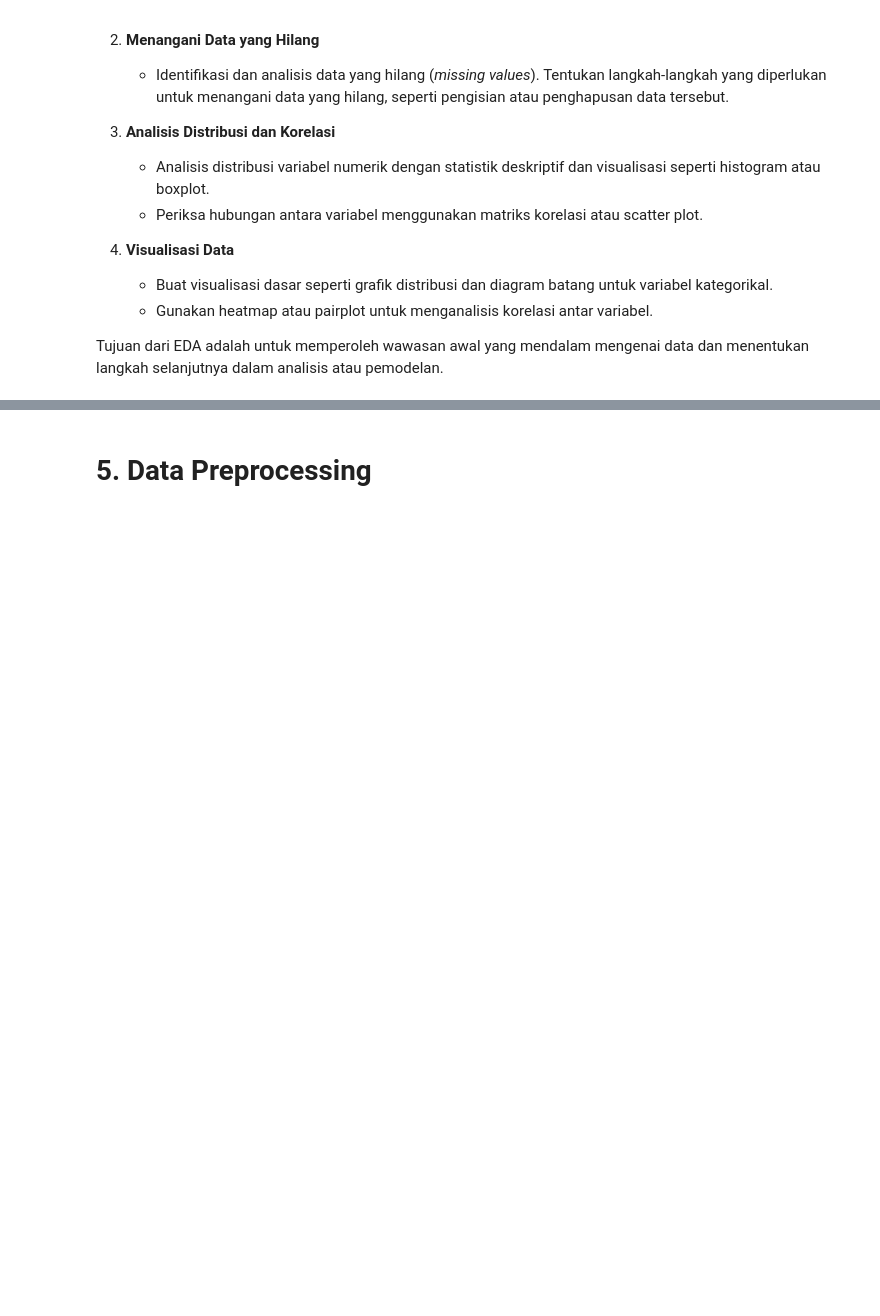
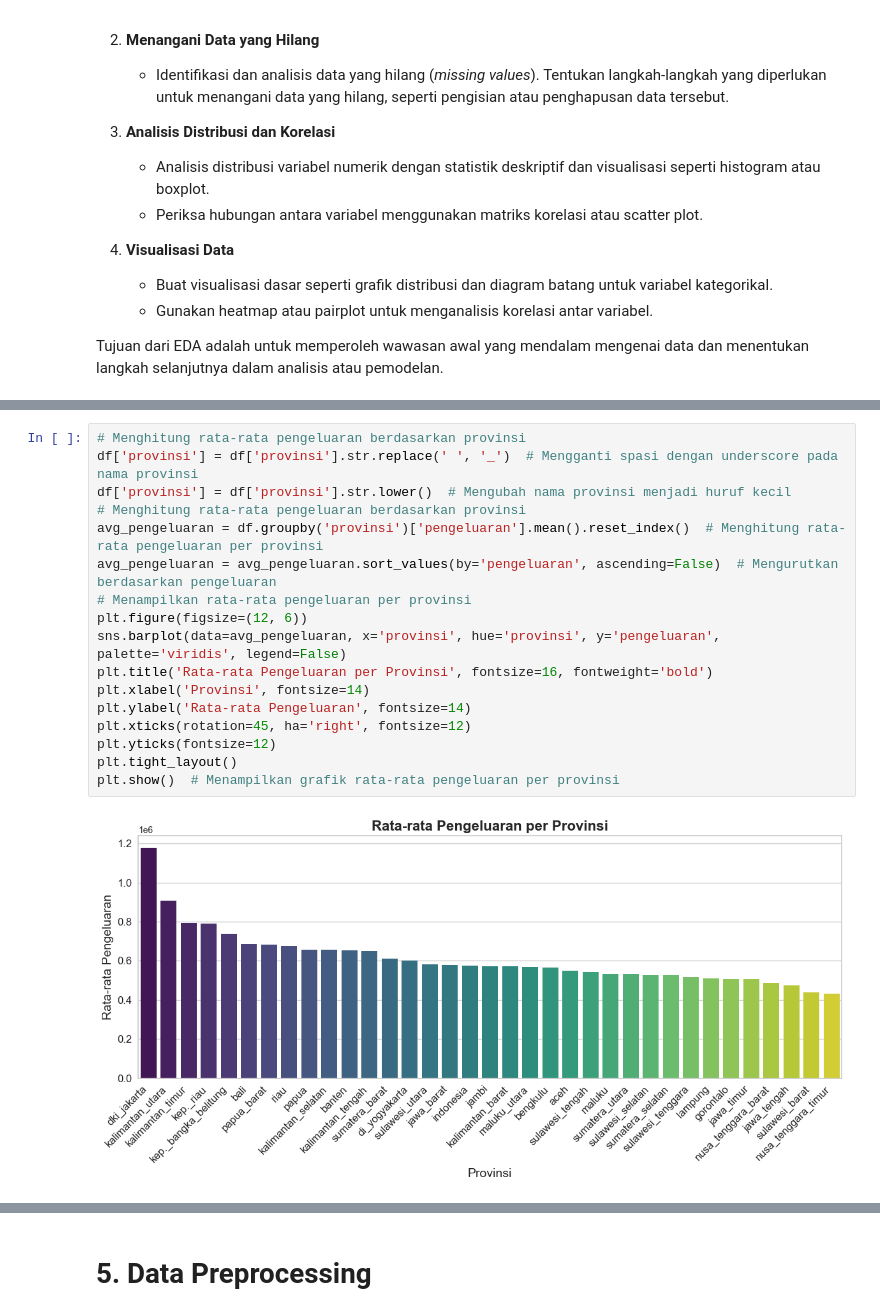
Before and after one commit to leonardkumaro/Proyek-Machine-Learning, a Jupyter notebook: [Clustering]_Submission_Akhir_BMLP_Leonard Bodhi Kumaro.ipynb, the cells around one changed output, grey strips where cells are left out. Saved outputs shown, nothing was run; the diff lists cells and outputs as text; blank space fills up the shorter version.

```diff
--- a/[Clustering]_Submission_Akhir_BMLP_Leonard Bodhi Kumaro.ipynb
+++ b/[Clustering]_Submission_Akhir_BMLP_Leonard Bodhi Kumaro.ipynb
@@ -55,0 +185,19 @@ Tujuan dari EDA adalah untuk memperoleh wawasan awal yang mendalam mengenai data
+# %%
+# Menghitung rata-rata pengeluaran berdasarkan provinsi
+df['provinsi'] = df['provinsi'].str.replace(' ', '_')  # Mengganti spasi dengan underscore pada nama provinsi
+df['provinsi'] = df['provinsi'].str.lower()  # Mengubah nama provinsi menjadi huruf kecil
+# Menghitung rata-rata pengeluaran berdasarkan provinsi
+avg_pengeluaran = df.groupby('provinsi')['pengeluaran'].mean().reset_index()  # Menghitung rata-rata pengeluaran per provinsi
+avg_pengeluaran = avg_pengeluaran.sort_values(by='pengeluaran', ascending=False)  # Mengurutkan berdasarkan pengeluaran
+# Menampilkan rata-rata pengeluaran per provinsi
+plt.figure(figsize=(12, 6))
+sns.barplot(data=avg_pengeluaran, x='provinsi', hue='provinsi', y='pengeluaran', palette='viridis', legend=False)
+plt.title('Rata-rata Pengeluaran per Provinsi', fontsize=16, fontweight='bold')
+plt.xlabel('Provinsi', fontsize=14)
+plt.ylabel('Rata-rata Pengeluaran', fontsize=14)
+plt.xticks(rotation=45, ha='right', fontsize=12)
+plt.yticks(fontsize=12)
+plt.tight_layout()
+plt.show()  # Menampilkan grafik rata-rata pengeluaran per provinsi
+# %% [output]
+[figure, added]
```
Also changed, not shown: parts of 56 cells of this notebook.
